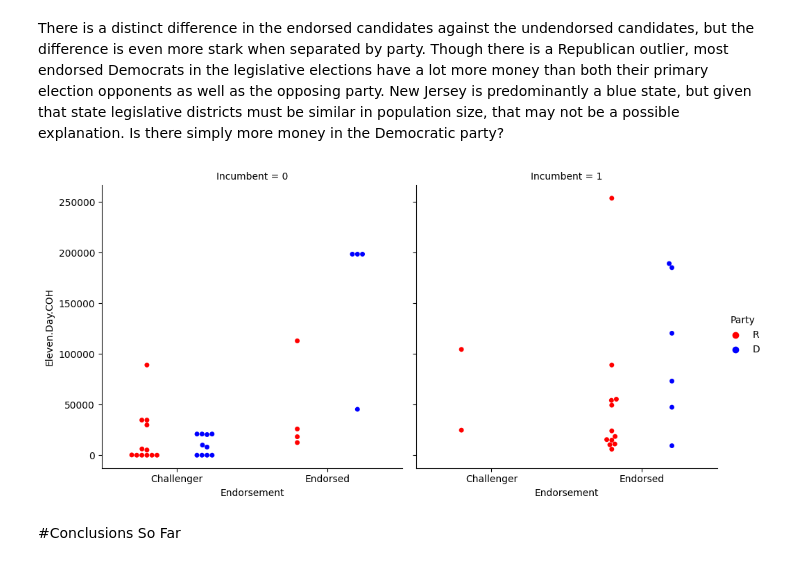
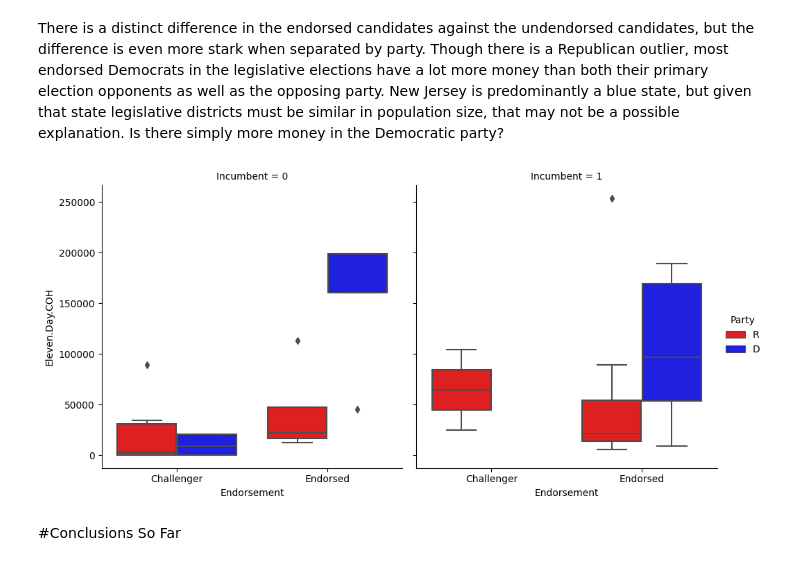
Before and after one commit to fleckc/visSP23, a Jupyter notebook: ps6.ipynb, the cells around one changed output. Drawn from its saved outputs; the diff is of its cells as text; code cells hidden in the pictures.

Commit message:
updated incumbent finance

```diff
--- a/ps6.ipynb
+++ b/ps6.ipynb
@@ -130,15 +130,15 @@ plt.show();
 # %% [markdown]
 There is a distinct difference in the endorsed candidates against the undendorsed candidates, but the difference is even more stark when separated by party. Though there is a Republican outlier, most endorsed Democrats in the legislative elections have a lot more money than both their primary election opponents as well as the opposing party. New Jersey is predominantly a blue state, but given that state legislative districts must be similar in population size, that may not be a possible explanation. Is there simply more money in the Democratic party?
 # %%
-ax = sns.catplot(x='Endorsement',y='Eleven.Day.COH', data = njline21cf, hue = 'Party', col = 'Incumbent', kind = 'swarm', dodge = True)
+ax = sns.catplot(x='Endorsement',y='Eleven.Day.COH', data = njline21cf, hue = 'Party', col = 'Incumbent', kind = 'box', dodge = True)
 ax.set_xticklabels(['Challenger', 'Endorsed'])
 #ax.set_ylabels('Margin of Victory, by County')
 #ax.set_xlabels('Endorsement, by County')
 #ax.refline(y=0)
 #ax.set_titles("Newcomers", "Incumbents") #can't seem to get the titles correct
 plt.show();
 # %% [output]
-[figure, old version]
+[figure, new version]
 # %% [markdown]
 #Conclusions So Far
 # %% [markdown]
```
